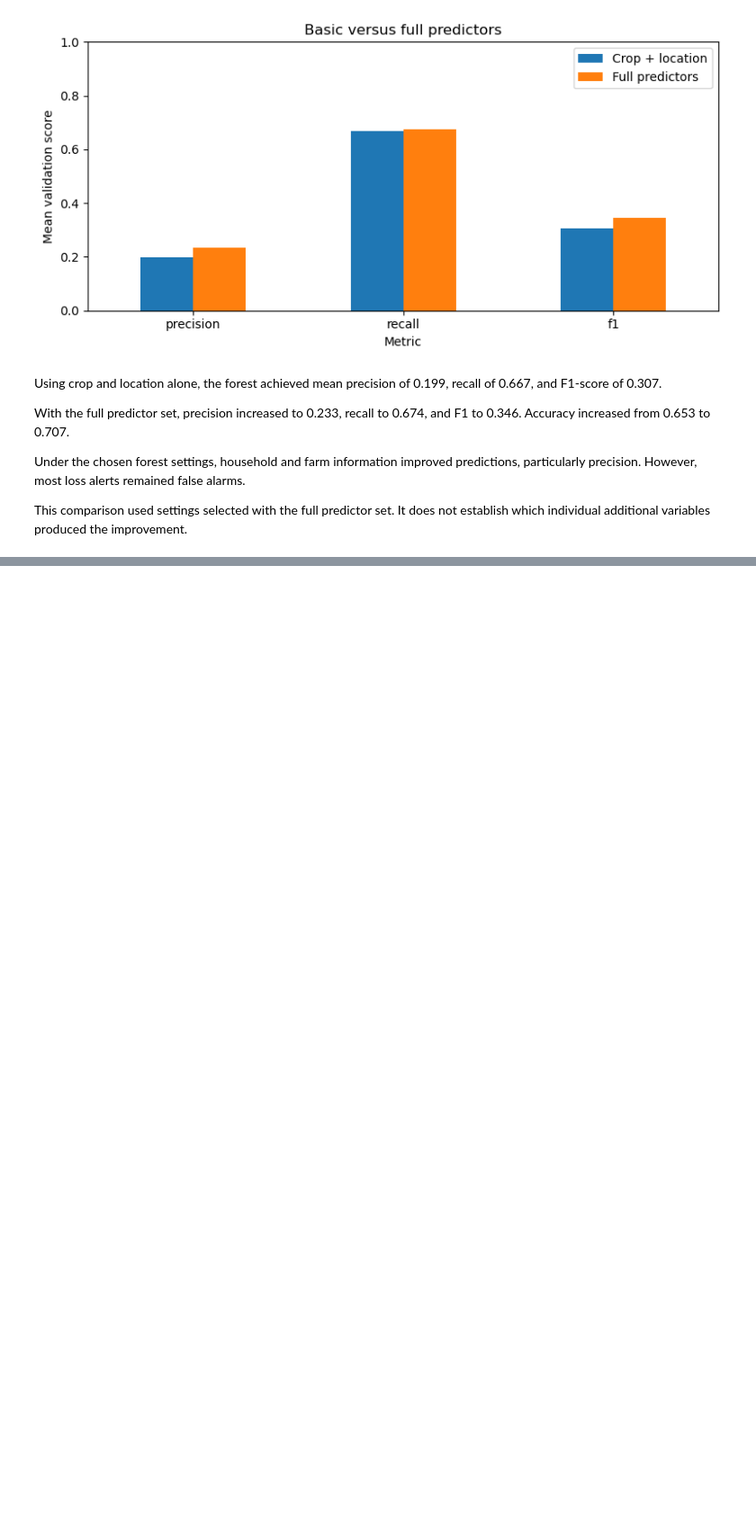
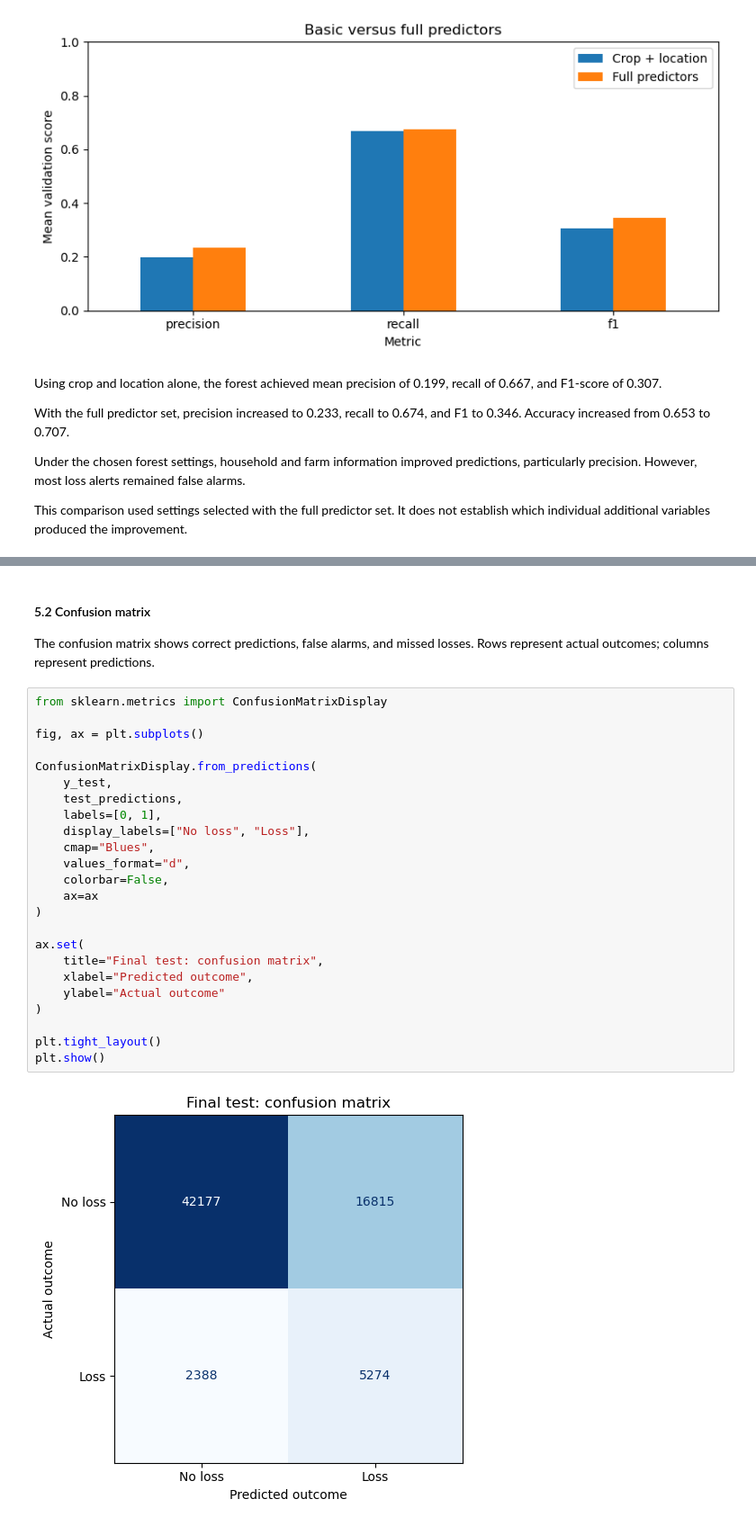
Before and after one commit to Chizycodes/nass-harvest-loss-prediction, a Jupyter notebook: notebooks/03_modelling_evaluation.ipynb, the cells around one changed output, grey strips where cells are left out. Shown at 90% size. Drawn from its saved outputs; the diff is of its cells as text; blank space fills up the shorter version.

```diff
--- a/notebooks/03_modelling_evaluation.ipynb
+++ b/notebooks/03_modelling_evaluation.ipynb
@@ -882,0 +928,30 @@ Lifecycle stage 4. Use validation results to select the model and any threshold.
+# %% [markdown]
+#### 5.2 Confusion matrix
+
+The confusion matrix shows correct predictions, false alarms, and missed losses. Rows represent actual outcomes; columns represent predictions.
+# %%
+from sklearn.metrics import ConfusionMatrixDisplay
+
+fig, ax = plt.subplots()
+
+ConfusionMatrixDisplay.from_predictions(
+    y_test,
+    test_predictions,
+    labels=[0, 1],
+    display_labels=["No loss", "Loss"],
+    cmap="Blues",
+    values_format="d",
+    colorbar=False,
+    ax=ax
+)
+
+ax.set(
+    title="Final test: confusion matrix",
+    xlabel="Predicted outcome",
+    ylabel="Actual outcome"
+)
+
+plt.tight_layout()
+plt.show()
+# %% [output]
+[figure, added]
```
Also changed, not shown: parts of 16 cells of this notebook.
